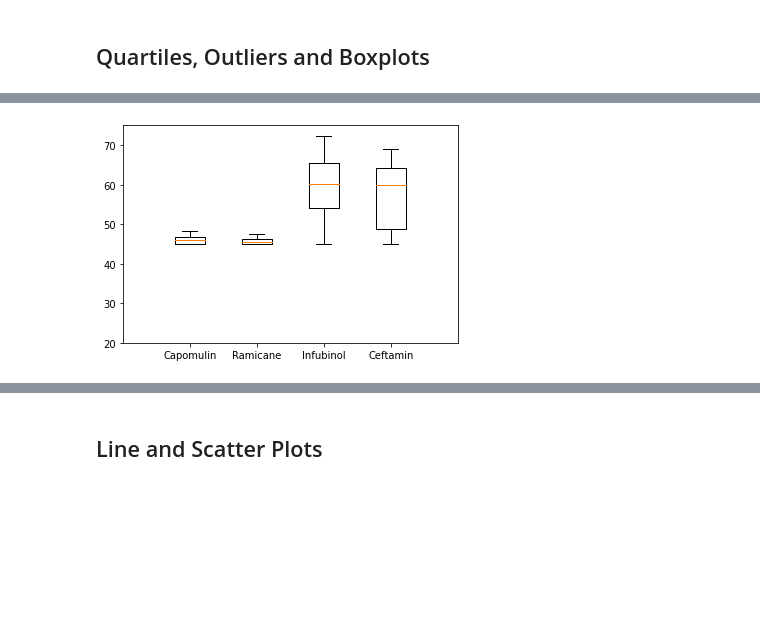
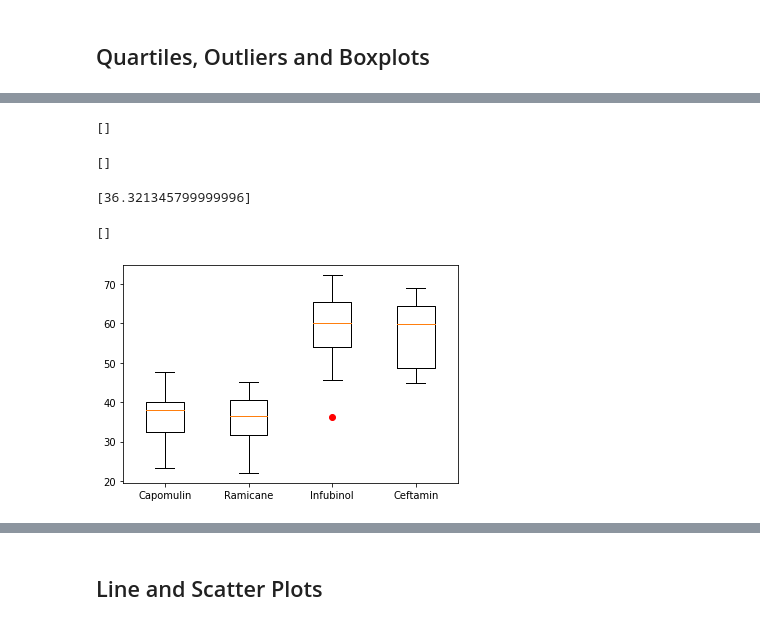
Before and after one commit to pgbeltran15/matplotlib-challenge, a Jupyter notebook: pymaceuticals.ipynb, the cells around one changed output, grey strips where cells are left out. Cells and saved outputs as stored; diff of their text form; code cells hidden in the pictures; blank space fills up the shorter version.

```diff
--- a/pymaceuticals.ipynb
+++ b/pymaceuticals.ipynb
@@ -190,3 +190,7 @@ plt.show()
 [figure]
 # %% [markdown]
 ## Quartiles, Outliers and Boxplots
+# %%
+#sort data by Mouse ID and Timepoint
+sorted_mouse_data = mouse_data.sort_values(['Mouse ID','Timepoint'],ascending=False)
+sorted_mouse_data
@@ -195,8 +213,7 @@ plt.show()
 # Calculate the IQR and quantitatively determine if there are any potential outliers.
 
 # Start by getting the last (greatest) timepoint for each mouse
-top_timepoint = mouse_data.groupby('Mouse ID').max()
-top_timepoint = top_timepoint.reset_index()
+top_timepoint = sorted_mouse_data.drop_duplicates('Mouse ID')
 top_timepoint
 # %% [output]
 |  | Mouse ID | Timepoint | Tumor Volume (mm3) | Metastatic Sites | Drug Regimen | Sex | Age_months | ... |
@@ -341,20 +249,43 @@ Ceftamin potential outliers: Series([], Name: Tumor Volume (mm3), dtype: float64
+# %%
+# Quantitatively determine capomulin outliers
+capomulin_data = top_timepoint.loc[top_timepoint["Drug Regimen"]=='Capomulin', :]
+capomulin = capomulin_data['Tumor Volume (mm3)']
+detect_outlier(capomulin)
+# %% [output]
+[]
+# %%
+# Quantitatively determine ramicane outliers
+ramicane_data = top_timepoint.loc[top_timepoint["Drug Regimen"]=='Ramicane', :]
+ramicane = ramicane_data['Tumor Volume (mm3)']
+detect_outlier(ramicane)
+# %% [output]
+[]
+# %%
+# Quantitatively determine infubinol outliers
+infubinol_data = top_timepoint.loc[top_timepoint["Drug Regimen"]=='Infubinol', :]
+infubinol = infubinol_data['Tumor Volume (mm3)']
+detect_outlier(infubinol)
+# %% [output]
+[36.321345799999996]
+# %%
+# Quantitatively determine ceftamin outliers
+ceftamin_data = top_timepoint.loc[top_timepoint["Drug Regimen"]=='Ceftamin', :]
+ceftamin = ceftamin_data['Tumor Volume (mm3)']
+detect_outlier(ceftamin)
+# %% [output]
+[]
 # %%
+# Generate a box plot of the final tumor volume of each mouse across four regimens of interest
 a1= [capomulin, ramicane, infubinol, ceftamin]
-
-means = [capomulin_avg, ramicane_avg, infubinol_avg, ceftamin_avg]
-standard_errors = [capomulin_std, ramicane_std, infubinol_std, ceftamin_std]
 
 top_drug_regimens = ['Capomulin', 'Ramicane', 'Infubinol', 'Ceftamin']
 box_x_axis = np.arange(len(a1))
 
 fig1, ax1 = plt.subplots()
-ax1.boxplot(a1)
+ax1.boxplot(a1, 0, 'r')
 
 plt.xticks([1, 2, 3,4], top_drug_regimens)
 
-plt.xlim(0, 5)
-plt.ylim(20, 75)
-
 plt.show()
 # %% [output]
-[figure, old version]
+[figure, new version]
```
Also changed, not shown: parts of 14 cells of this notebook.
